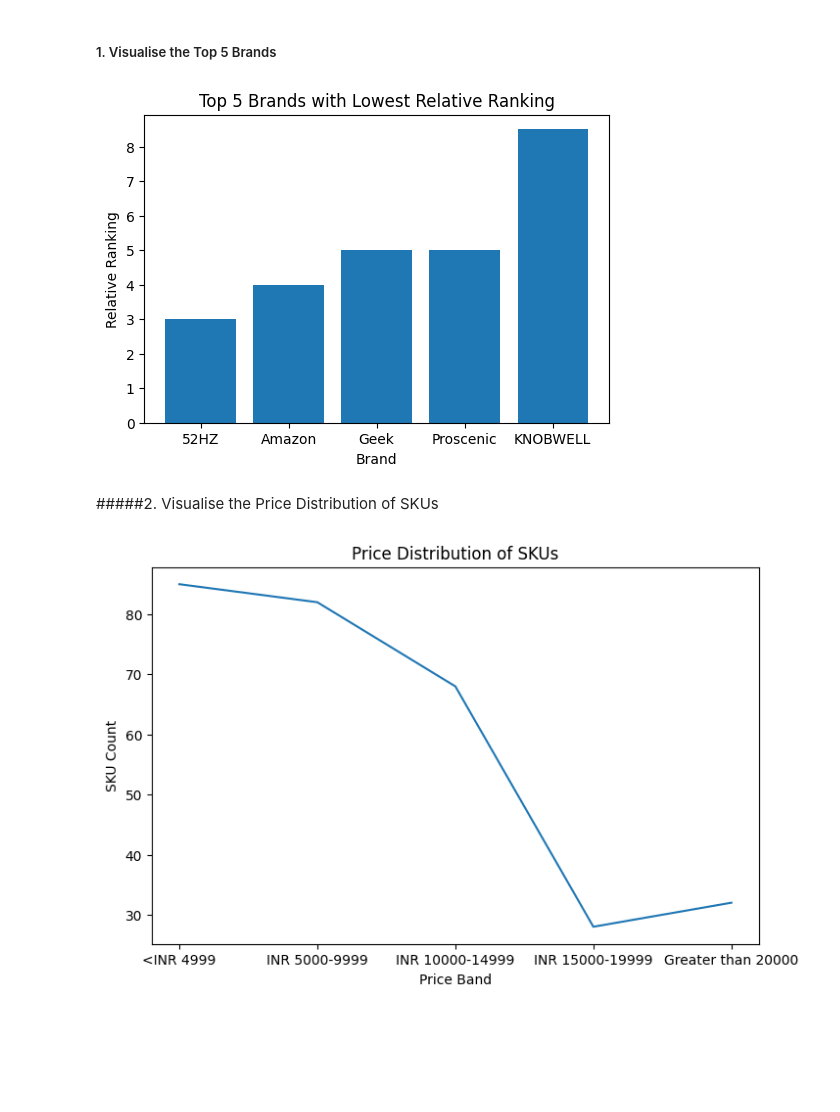
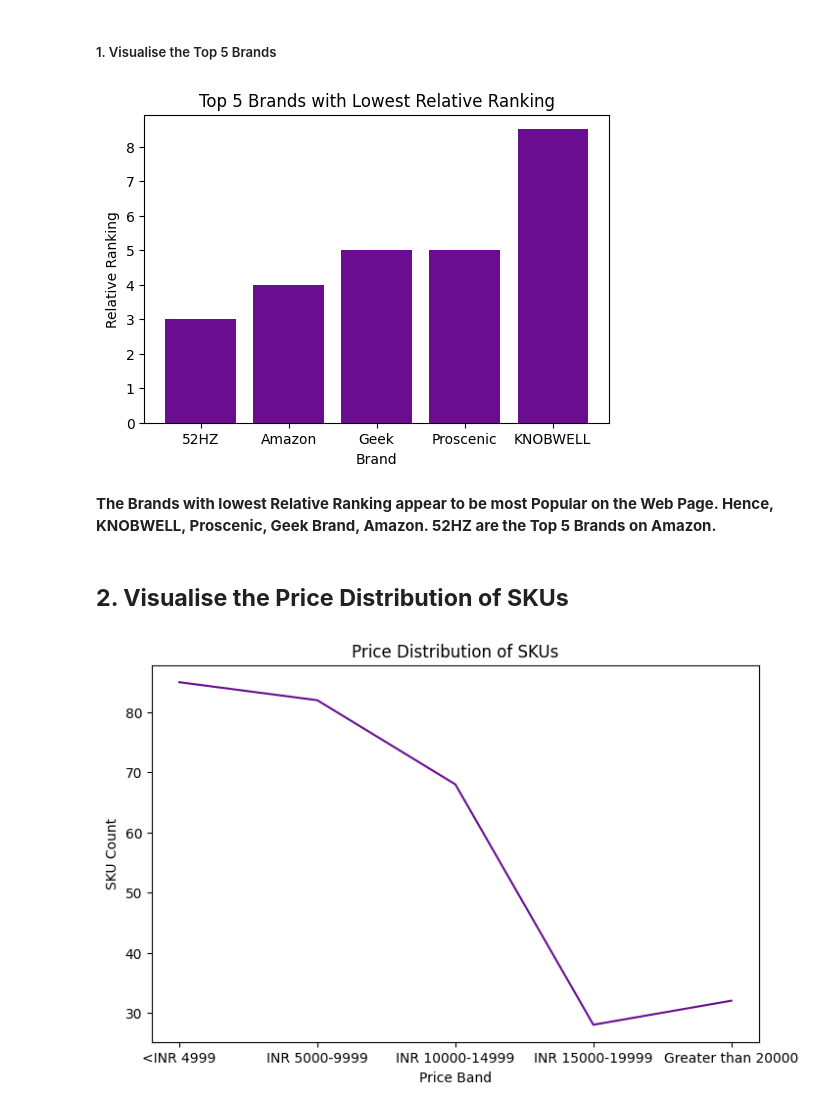
Before and after one commit to chaitanyaa1512/Amazon_Web_Scrapping_and_Data_Analysis, a Jupyter notebook: Amazon_Product_Smart_Locks_Analysis.ipynb, the cells around one changed output. Saved outputs shown, nothing was run; the diff lists cells and outputs as text; code cells hidden in the pictures; blank space fills up the shorter version.

```diff
--- a/Amazon_Product_Smart_Locks_Analysis.ipynb
+++ b/Amazon_Product_Smart_Locks_Analysis.ipynb
@@ -568,23 +570,25 @@ Distribution of SKUs across Price Bands:
 # %%
 import matplotlib.pyplot as plt
 
 # Set the figure size (width, height) in inches
 plt.figure(figsize=(6, 4))
 
 # Plotting the data
-plt.bar(top_5_brands['Brand Name'], top_5_brands['Relative_Ranking'])
+plt.bar(top_5_brands['Brand Name'], top_5_brands['Relative_Ranking'], color='#6A0D91')
 
 # Adding labels & Title
 plt.xlabel('Brand')
 plt.ylabel('Relative Ranking')
 plt.title('Top 5 Brands with Lowest Relative Ranking')
 
 # Display the plot
 plt.show()
 # %% [output]
-[figure, old version]
+[figure, new version]
+# %% [markdown]
+**The Brands with lowest Relative Ranking appear to be most Popular on the Web Page. Hence, KNOBWELL, Proscenic, Geek Brand, Amazon. 52HZ are the Top 5 Brands on Amazon.**
 # %% [markdown]
-#####2. Visualise the Price Distribution of SKUs
+## **2. Visualise the Price Distribution of SKUs**
 # %%
 import matplotlib.pyplot as plt
 
@@ -595,7 +599,7 @@ df = pd.DataFrame(result_e, columns=['Price_Band', 'SKU_Count'])
 plt.figure(figsize=(8, 5))
 
 # Plotting the data
-plt.plot(df['Price_Band'], df['SKU_Count'])
+plt.plot(df['Price_Band'], df['SKU_Count'], color='#6A0D91')
 
 # Adding labels and title
 plt.xlabel('Price Band')
@@ -605,4 +609,4 @@ plt.title('Price Distribution of SKUs')
 # Display the plot
 plt.show()
 # %% [output]
-[figure, old version]
+[figure, new version]
```
Also changed, not shown: parts of 10 cells of this notebook.
